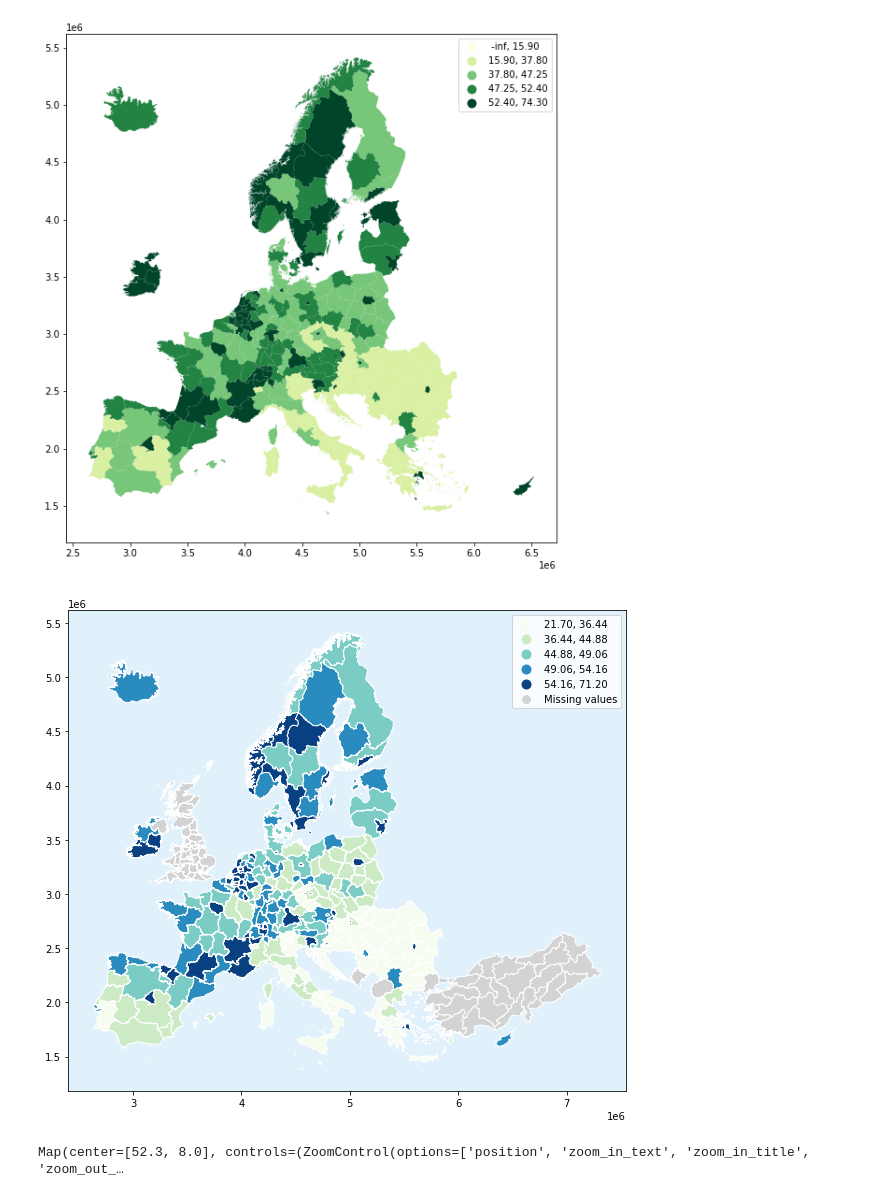
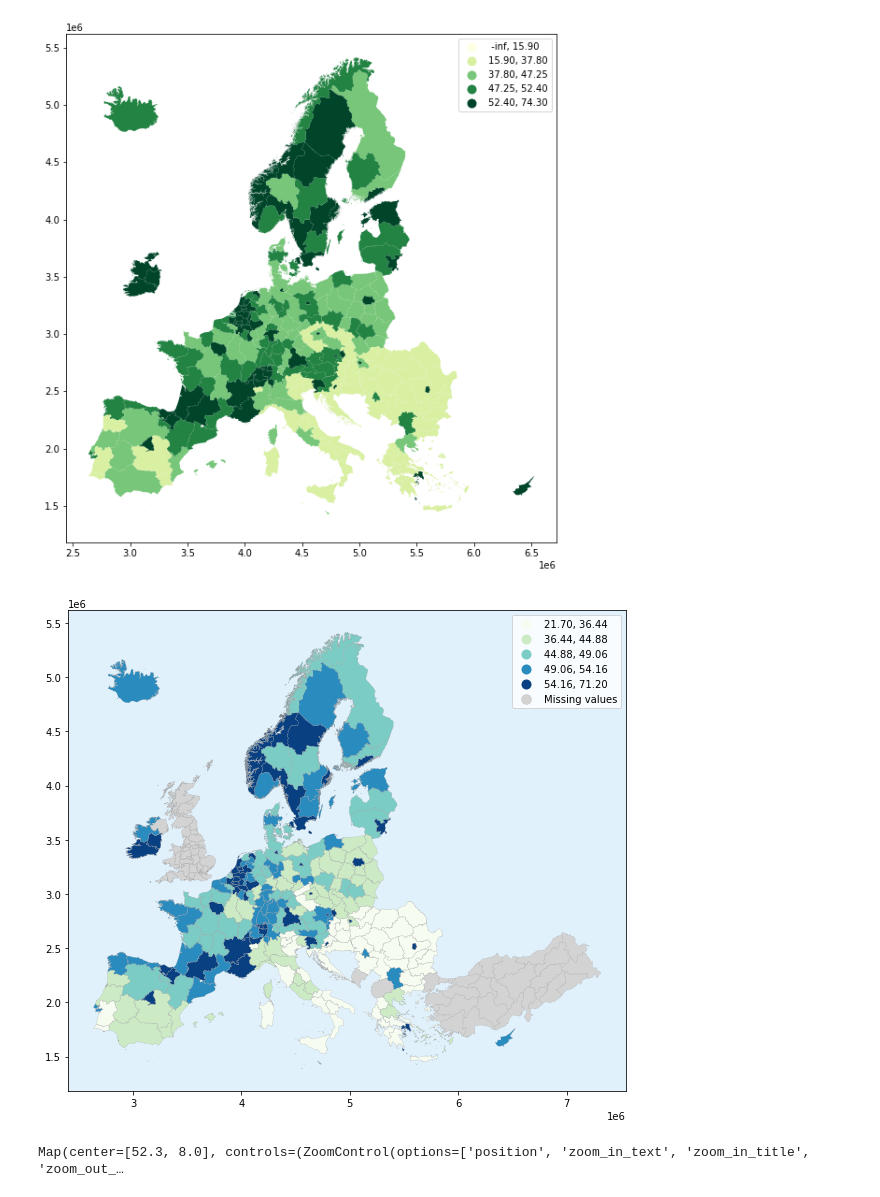
Before and after one commit to GISAdamToth/ArcGIS_Notebooks_thesis, a Jupyter notebook: eurostat/eurostat.ipynb, the cells around one changed output. Drawn from its saved outputs; the diff is of its cells as text; code cells hidden in the pictures.

Commit message:
edgecolor figured out and linewidth set

```diff
--- a/eurostat/eurostat.ipynb
+++ b/eurostat/eurostat.ipynb
@@ -501,12 +501,12 @@ nuts2_gdf_hrst.plot(column='2022', cmap='YlGn', legend=True, scheme='BoxPlot', k
 [figure]
 # %%
 ax = nuts2_gdf_hrst.plot(column='2022', cmap='GnBu', legend=True, scheme='Quantiles', k=5, figsize=(10,10),
-                         missing_kwds={"color": "lightgrey", "label": "Missing values"}, edgecolor='white')
+                         missing_kwds={"color": "lightgrey", "label": "Missing values"}, edgecolor='#9e9d9d', linewidth=0.2)
 
 ax.set_facecolor('#e1f1fc')
 #ax.set_axis_off()
 # %% [output]
-[figure, old version]
+[figure, new version]
 # %%
 import folium
 # %%
```
